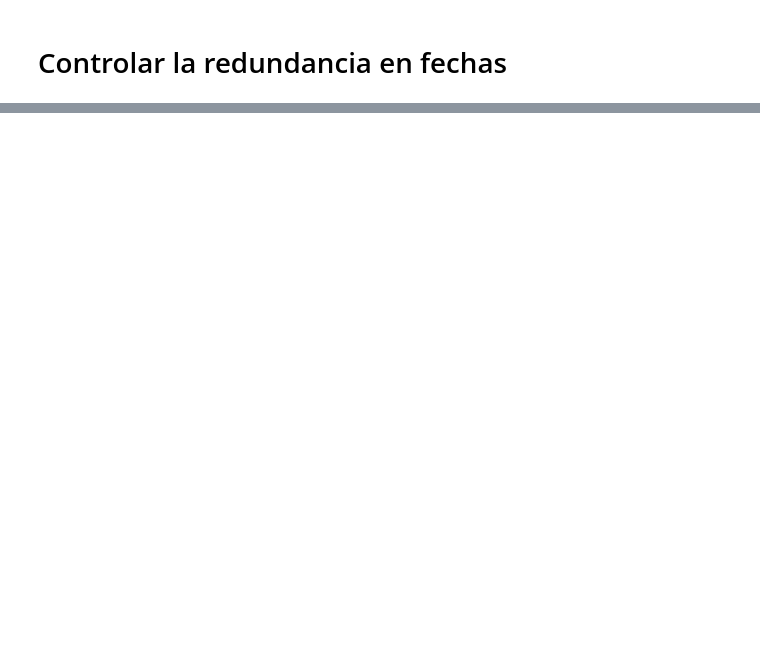
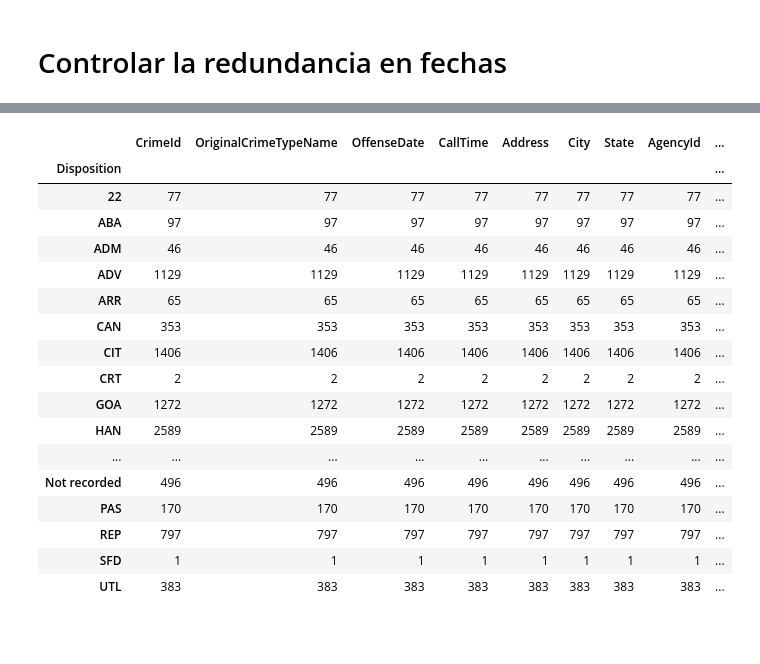
Before and after one commit to jacaceres1/Lab2_Limpieza_Datos, a Jupyter notebook: [NRC_6292]_JoseCáceres_La21Unidad2.ipynb, the cells around one changed output, grey strips where cells are left out. Drawn from its saved outputs; the diff is of its cells as text; code cells hidden in the pictures; blank space fills up the shorter version.

```diff
--- a/[NRC_6292]_JoseCáceres_La21Unidad2.ipynb
+++ b/[NRC_6292]_JoseCáceres_La21Unidad2.ipynb
@@ -156,0 +208,3 @@ TypeError: ufunc 'true_divide' not supported for the input types, and the inputs
+# %%
+df['AgencyId'] = df['AgencyId'].replace('CA',1)
+df
@@ -156,0 +252,3 @@ TypeError: ufunc 'true_divide' not supported for the input types, and the inputs
+# %%
+df['City'] = df['City'].replace('SAN FRANCISCO','San Francisco')
+df
@@ -157,2 +271,23 @@ TypeError: ufunc 'true_divide' not supported for the input types, and the inputs
+# %%
+df.groupby('Disposition').count()
+# %% [output]
+|  | CrimeId | OriginalCrimeTypeName | OffenseDate | CallTime | Address | City | State | AgencyId | ... |
+| Disposition |  |  |  |  |  |  |  |  | ... |
+| 22 | 77 | 77 | 77 | 77 | 77 | 77 | 77 | 77 | ... |
+| ABA | 97 | 97 | 97 | 97 | 97 | 97 | 97 | 97 | ... |
+| ADM | 46 | 46 | 46 | 46 | 46 | 46 | 46 | 46 | ... |
+| ADV | 1129 | 1129 | 1129 | 1129 | 1129 | 1129 | 1129 | 1129 | ... |
+| ARR | 65 | 65 | 65 | 65 | 65 | 65 | 65 | 65 | ... |
+| CAN | 353 | 353 | 353 | 353 | 353 | 353 | 353 | 353 | ... |
+| CIT | 1406 | 1406 | 1406 | 1406 | 1406 | 1406 | 1406 | 1406 | ... |
+| CRT | 2 | 2 | 2 | 2 | 2 | 2 | 2 | 2 | ... |
+| GOA | 1272 | 1272 | 1272 | 1272 | 1272 | 1272 | 1272 | 1272 | ... |
+| HAN | 2589 | 2589 | 2589 | 2589 | 2589 | 2589 | 2589 | 2589 | ... |
+| ... | ... | ... | ... | ... | ... | ... | ... | ... | ... |
+| Not recorded | 496 | 496 | 496 | 496 | 496 | 496 | 496 | 496 | ... |
+| PAS | 170 | 170 | 170 | 170 | 170 | 170 | 170 | 170 | ... |
+| REP | 797 | 797 | 797 | 797 | 797 | 797 | 797 | 797 | ... |
+| SFD | 1 | 1 | 1 | 1 | 1 | 1 | 1 | 1 | ... |
+| UTL | 383 | 383 | 383 | 383 | 383 | 383 | 383 | 383 | ... |
 # %% [markdown]
 #
```
Also changed, not shown: parts of 27 cells of this notebook.
